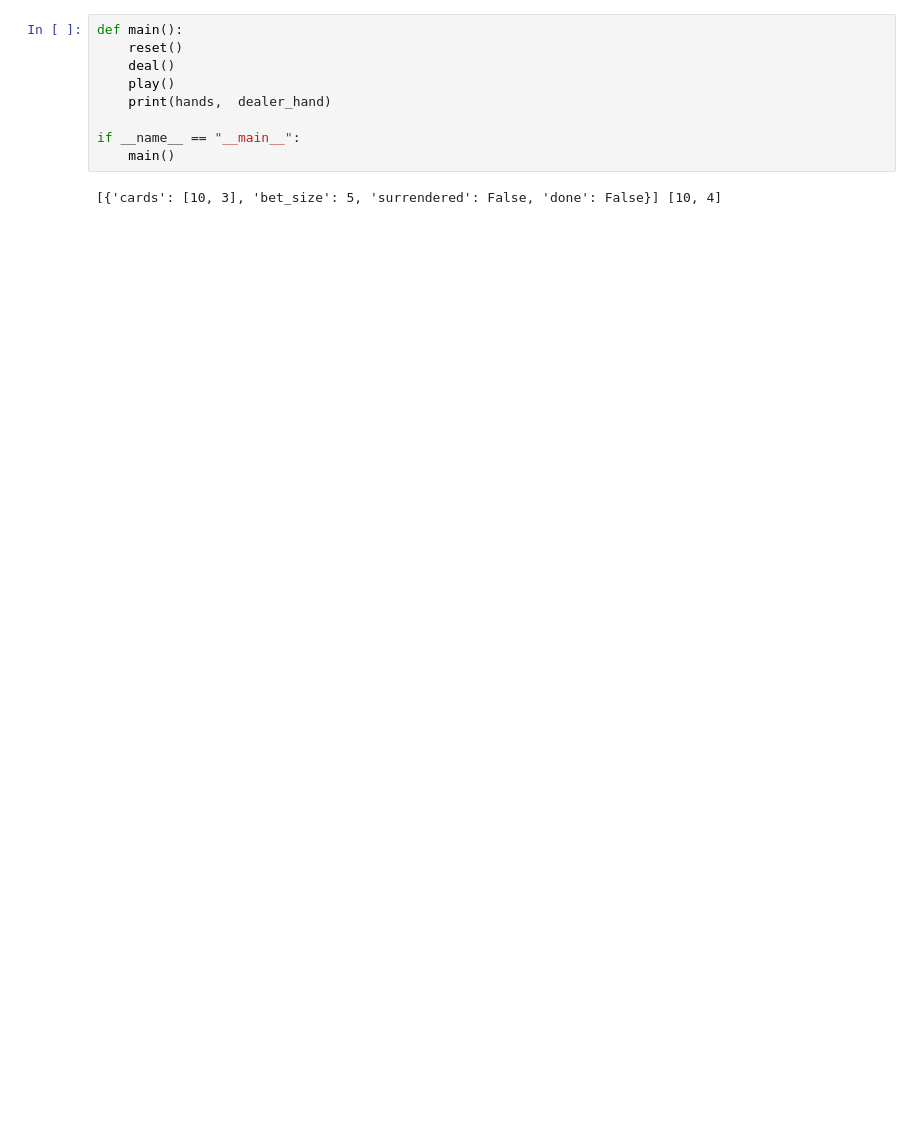
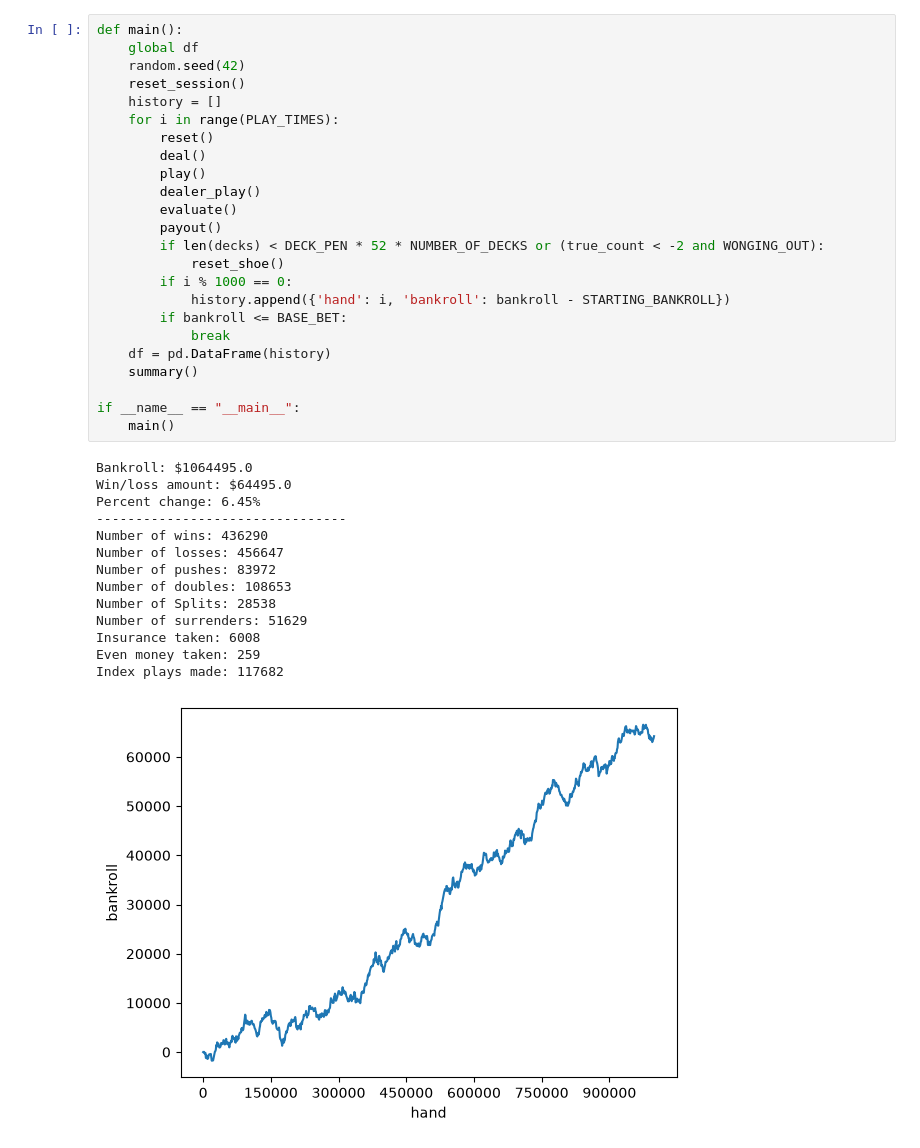
Before and after one commit to joshuacgauvin/Blackjack, a Jupyter notebook: blackjack.ipynb, the cells around one changed output. Drawn from its saved outputs; the diff is of its cells as text; blank space fills up the shorter version.

Commit message:
created blackjack logic, monte-carlo simulation, visualization and readme

```diff
--- a/blackjack.ipynb
+++ b/blackjack.ipynb
@@ -112,11 +517,39 @@ def play():
 # %%
 def main():
-    reset()
-    deal()
-    play()
-    print(hands,  dealer_hand)
+    global df
+    random.seed(42)
+    reset_session()
+    history = []
+    for i in range(PLAY_TIMES):
+        reset()
+        deal()
+        play()
+        dealer_play()
+        evaluate()
+        payout()
+        if len(decks) < DECK_PEN * 52 * NUMBER_OF_DECKS or (true_count < -2 and WONGING_OUT):
+            reset_shoe()
+        if i % 1000 == 0:
+            history.append({'hand': i, 'bankroll': bankroll - STARTING_BANKROLL})
+        if bankroll <= BASE_BET:
+            break
+    df = pd.DataFrame(history)
+    summary()
 
 if __name__ == "__main__":
     main()
 # %% [output]
-[{'cards': [10, 3], 'bet_size': 5, 'surrendered': False, 'done': False}] [10, 4]
+Bankroll: $1064495.0
+Win/loss amount: $64495.0
+Percent change: 6.45%
+--------------------------------
+Number of wins: 436290
+Number of losses: 456647
+Number of pushes: 83972
+Number of doubles: 108653
+Number of Splits: 28538
+Number of surrenders: 51629
+Insurance taken: 6008
+Even money taken: 259
+Index plays made: 117682
+[figure, added]
```
Also changed, not shown: parts of 5 cells of this notebook, 4 other files.
